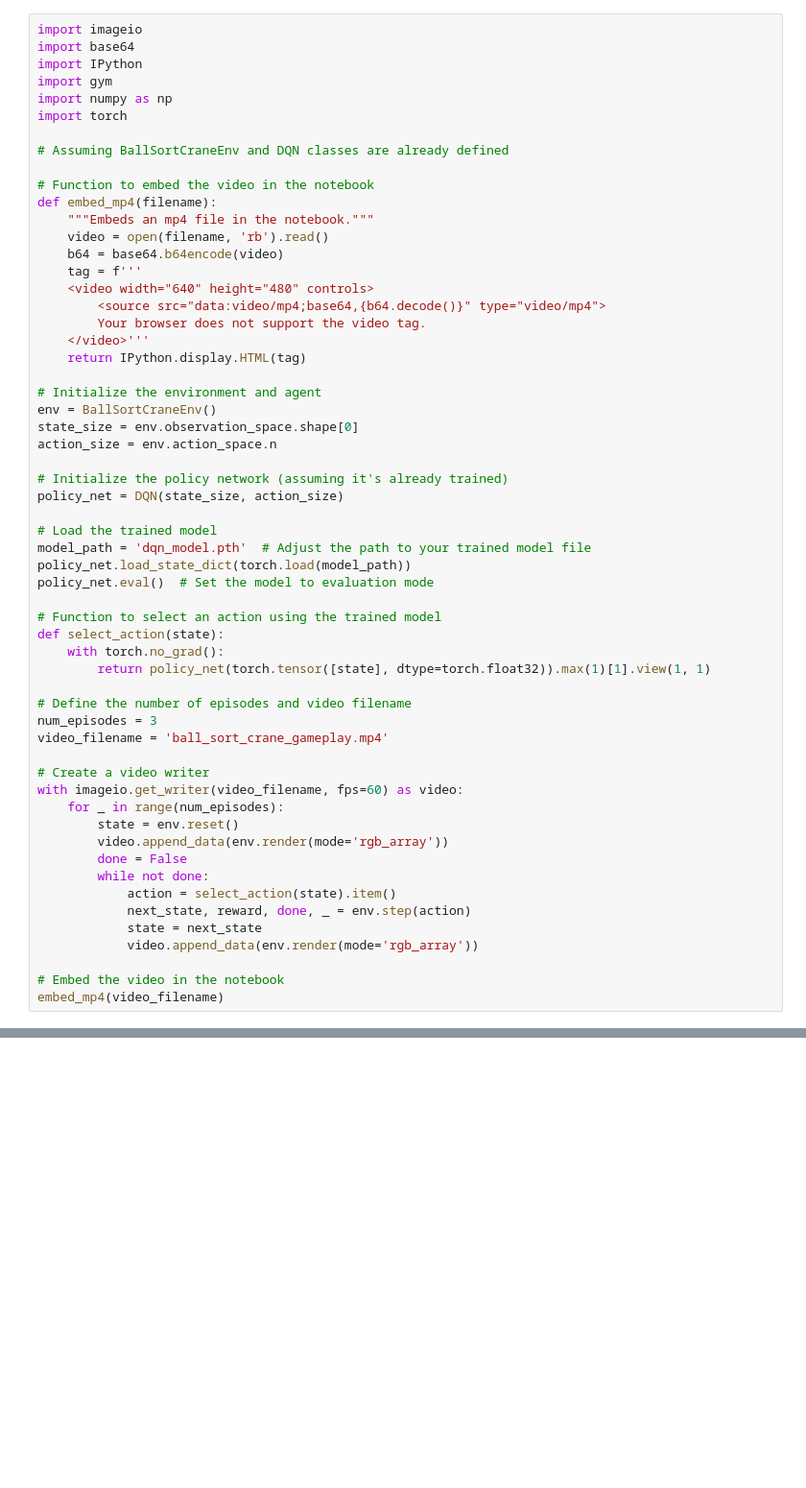
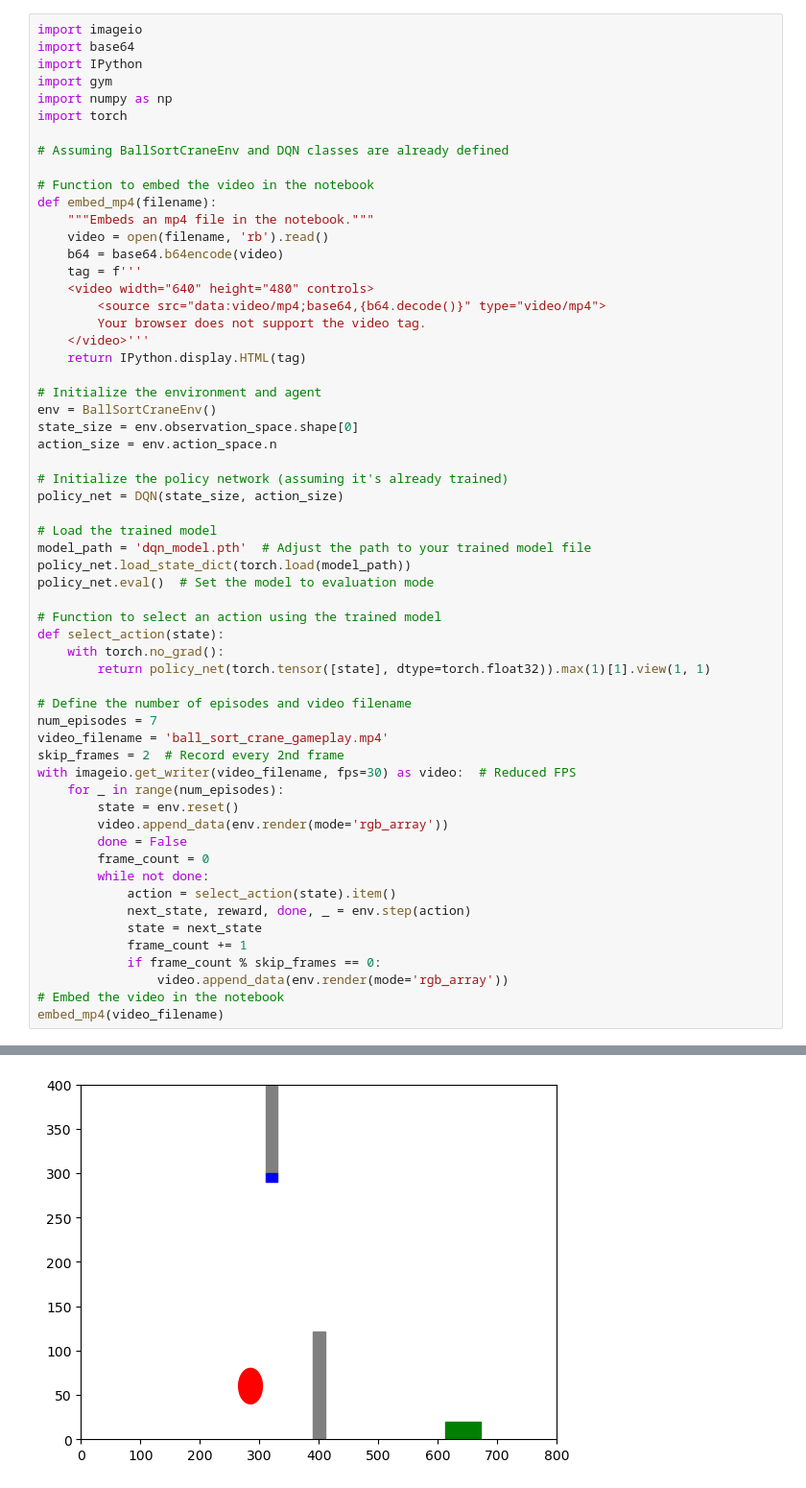
Before and after one commit to kevvtrinh/CraneGameAI, a Jupyter notebook: LoadPyTorchAI.ipynb, the cells around one changed output, grey strips where cells are left out. Shown: that part at 96% size. Cells and saved outputs as stored; diff of their text form; blank space fills up the shorter version.

```diff
--- a/LoadPyTorchAI.ipynb
+++ b/LoadPyTorchAI.ipynb
@@ -409,20 +423,22 @@ def select_action(state):
         return policy_net(torch.tensor([state], dtype=torch.float32)).max(1)[1].view(1, 1)
 
 # Define the number of episodes and video filename
-num_episodes = 3
+num_episodes = 7
 video_filename = 'ball_sort_crane_gameplay.mp4'
-
-# Create a video writer
-with imageio.get_writer(video_filename, fps=60) as video:
+skip_frames = 2  # Record every 2nd frame
+with imageio.get_writer(video_filename, fps=30) as video:  # Reduced FPS
     for _ in range(num_episodes):
         state = env.reset()
         video.append_data(env.render(mode='rgb_array'))
         done = False
+        frame_count = 0
         while not done:
             action = select_action(state).item()
             next_state, reward, done, _ = env.step(action)
             state = next_state
-            video.append_data(env.render(mode='rgb_array'))
-
+            frame_count += 1
+            if frame_count % skip_frames == 0:
+                video.append_data(env.render(mode='rgb_array'))
 # Embed the video in the notebook
 embed_mp4(video_filename)
+# %% [output]
@@ -428,0 +446 @@ embed_mp4(video_filename)
+[figure, added]
```
Also changed, not shown: parts of 4 cells of this notebook, 4 other files.
